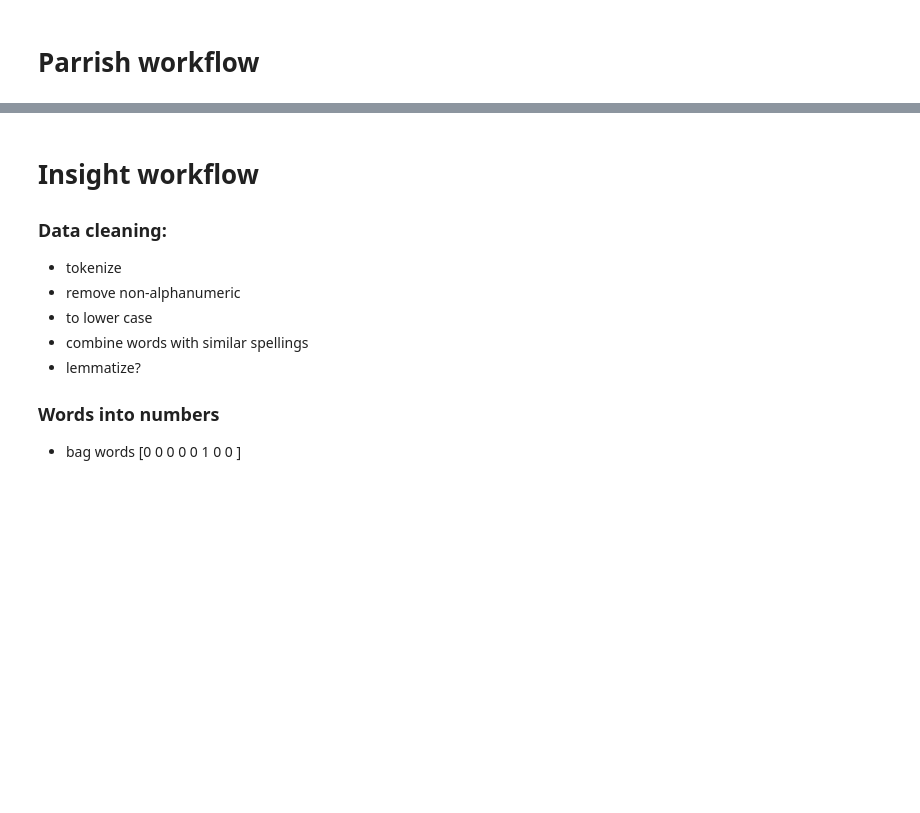
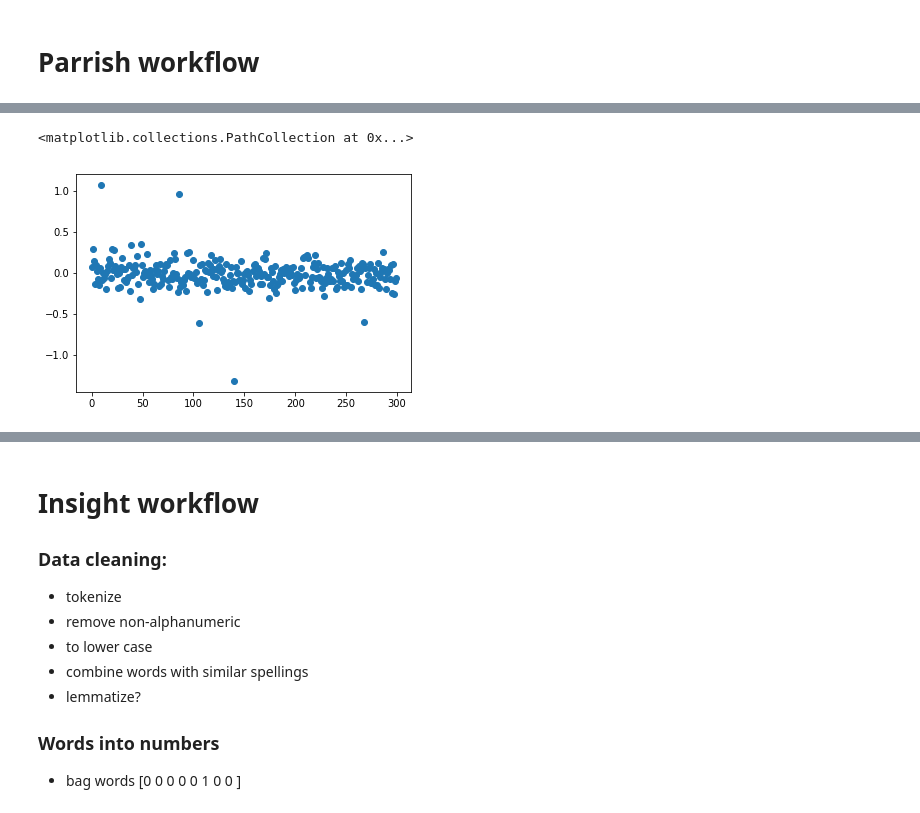
Before and after one commit to ssrosa/dsc-4-final-project-online-ds-pt-100118, a Jupyter notebook: student.ipynb, the cells around one changed output, grey strips where cells are left out. Drawn from its saved outputs; the diff is of its cells as text; code cells hidden in the pictures; blank space fills up the shorter version.

```diff
--- a/student.ipynb
+++ b/student.ipynb
@@ -394,0 +718,7 @@ for sent in spacy_closest_sent(sents1, "I went to church this morning."):
+# %%
+matrix = np.matrix(df1.at[4, 'mean_vector']).getT()
+# %%
+plt.scatter(range(300), matrix.getA())
+# %% [output]
+<matplotlib.collections.PathCollection at 0x...>
+[figure, added]
```
Also changed, not shown: parts of 61 cells of this notebook.
